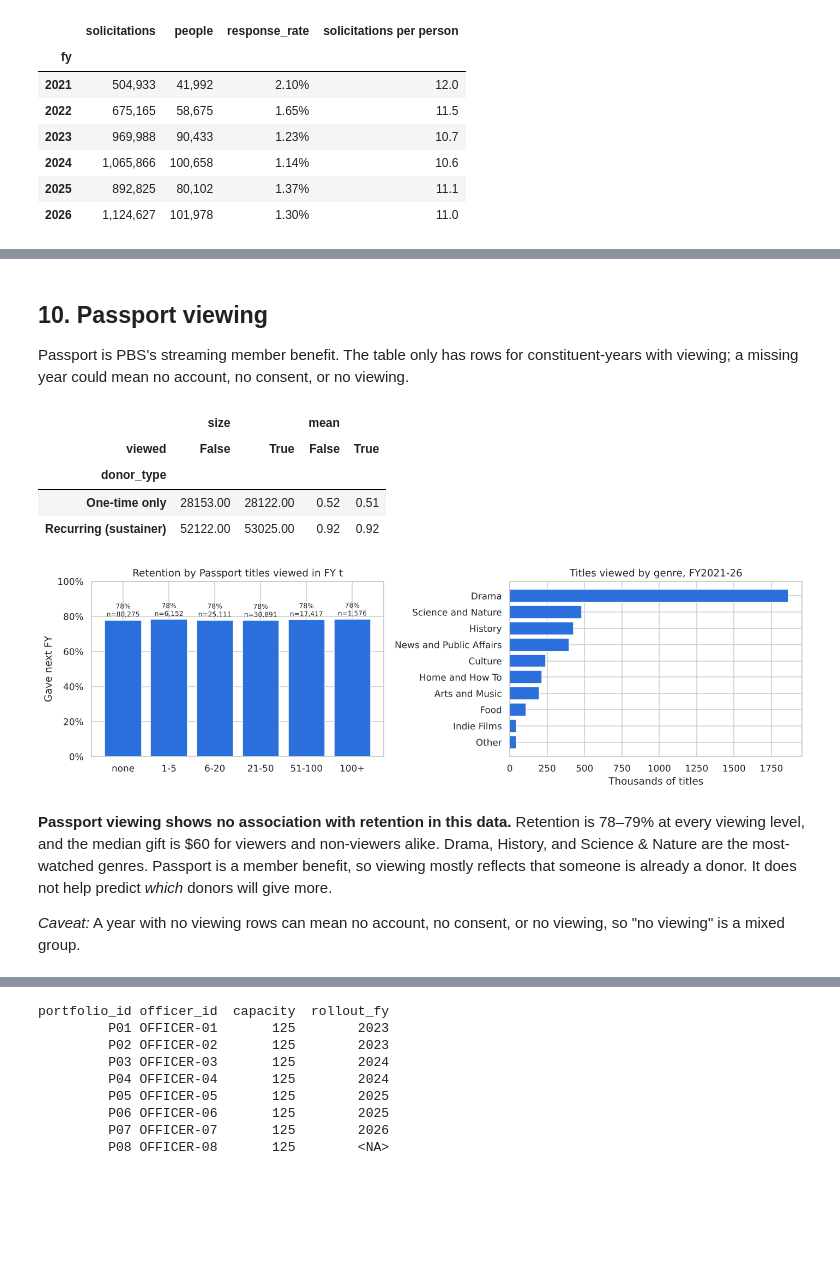
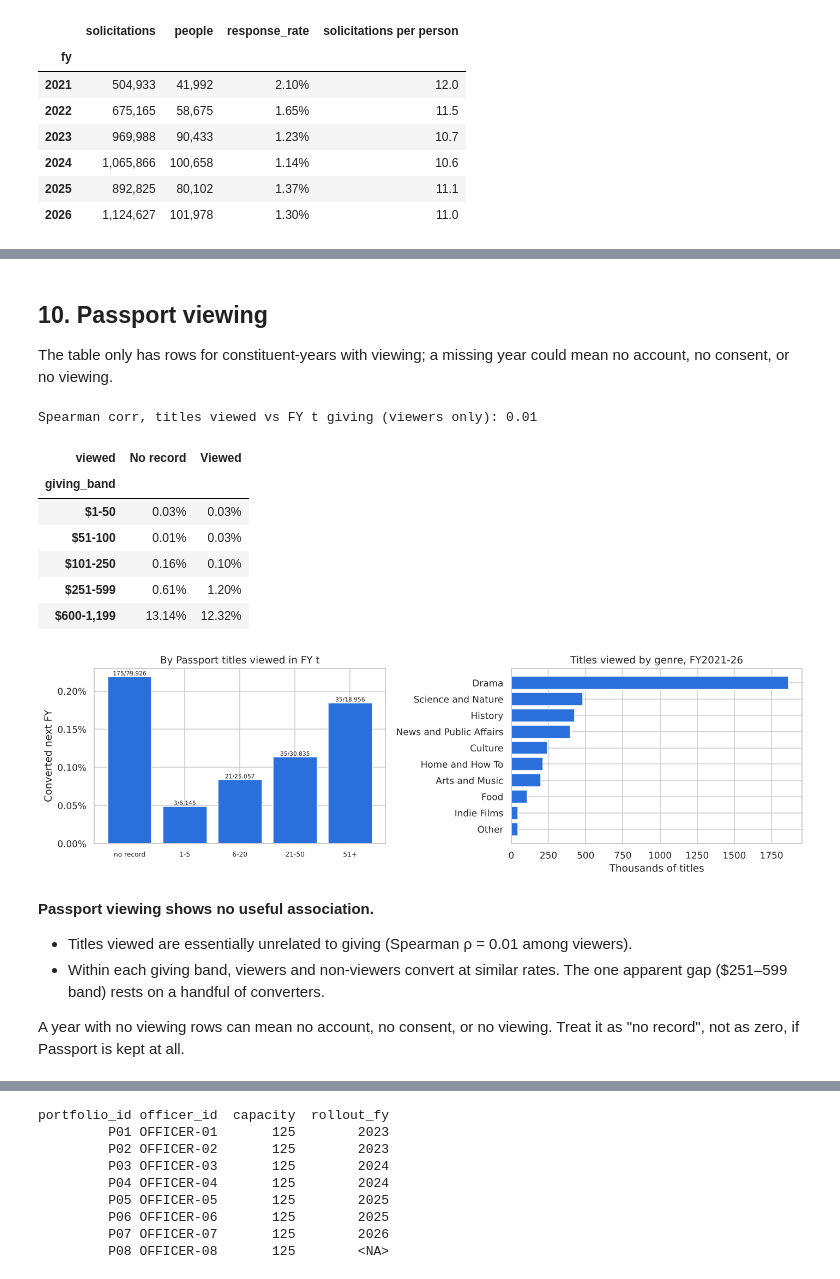
Before and after one commit to kateklinger6/MSBA_CAPSTONE_2, a Jupyter notebook: notebooks/EDA_PBS_Utah_Donors.ipynb, the cells around one changed output, grey strips where cells are left out. Cells and saved outputs as stored; diff of their text form; code cells hidden in the pictures; blank space fills up the shorter version.

```diff
--- a/notebooks/EDA_PBS_Utah_Donors.ipynb
+++ b/notebooks/EDA_PBS_Utah_Donors.ipynb
@@ -668,0 +563,11 @@ The University of Utah giving fields are the exception. `Lifetime UofU Fundraisi
+# %%
+yr = panel.groupby("fy").agg(eligible=("conv_12m", "size"), converters=("conv_12m", "sum"), rate=("conv_12m", "mean"))
+yr.index = [f"FY{t} -> FY{t + 1}" for t in yr.index]
+fig, ax = plt.subplots(figsize=(8, 3.5))
+ax.bar(yr.index, yr["rate"], color=BLUE)
+ax.yaxis.set_major_formatter(mtick.PercentFormatter(1, decimals=2))
+for i, (r, n) in enumerate(zip(yr["rate"], yr["converters"])):
+    ax.text(i, r, f"{n} converters", ha="center", va="bottom", fontsize=9)
+ax.set(title="12-month conversion rate by snapshot year", ylabel="Converted to $1,200+")
+plt.tight_layout()
+yr.style.format({"eligible": "{:,}", "converters": "{:,}", "rate": "{:.3%}"})
@@ -668,0 +597,11 @@ The University of Utah giving fields are the exception. `Lifetime UofU Fundraisi
+# %%
+bands_ = [-np.inf, 0, 50, 100, 250, 599, 1199, np.inf]
+labels_ = ["$0", "$1-50", "$51-100", "$101-250", "$251-599", "$600-1,199", "$1,200+"]
+trans = pd.DataFrame({"from": pd.cut(wide[2025], bands_, labels=labels_), "to": pd.cut(wide[2026], bands_, labels=labels_)})
+trans = trans[trans["from"] != "$0"]
+mat = pd.crosstab(trans["from"], trans["to"], normalize="index")
+fig, ax = plt.subplots(figsize=(8, 4.5))
+sns.heatmap(mat, annot=True, fmt=".0%", cmap="Blues", cbar=False, ax=ax)
+ax.set(title="FY2025 band -> FY2026 band (row %)", xlabel="FY2026 giving", ylabel="FY2025 giving")
+plt.tight_layout()
+print(pd.crosstab(trans["from"], trans["to"]).loc[:, "$1,200+"].rename("FY2026 major donors coming from each FY2025 band").to_string())
@@ -699,14 +814,16 @@ method.style.format({"solicitations": "{:,}", "response_rate": "{:.2%}"})
 # %%
-# solicitation volume in FY t vs. retention into FY t+1
 sol = members.groupby(["constituent_id", "fy"], observed=True).agg(n_solicited=("responded", "size"), n_responded=("responded", "sum")).reset_index()
 sol["constituent_id"] = sol["constituent_id"].astype(str)
 panel = panel.merge(sol, left_on=["donor_id", "fy"], right_on=["constituent_id", "fy"], how="left").drop(columns="constituent_id")
 panel[["n_solicited", "n_responded"]] = panel[["n_solicited", "n_responded"]].fillna(0)
 panel["solicited_band"] = pd.cut(panel["n_solicited"], [-1, 0, 5, 10, 20, 50, 1000], labels=["0", "1-5", "6-10", "11-20", "21-50", "50+"])
+panel["responded_t"] = np.where(panel["n_responded"] > 0, "Responded in FY t", "No response in FY t")
 
 fig, axes = plt.subplots(1, 2, figsize=(13, 4))
-rate_plot(axes[0], "solicited_band", title="Retention by # solicitations in FY t")
-rate_plot(axes[1], "donor_type", data=panel[panel["n_solicited"] > 0], title="Retention, solicited donors only")
+conv_plot(axes[0], "solicited_band", "By # solicitations in FY t")
+conv_plot(axes[1], "responded_t", "By campaign response in FY t")
 plt.tight_layout()
-panel.groupby(["donor_type", "solicited_band"], observed=True)["retained"].agg(["size", "mean"]).unstack(0).style.format("{:.2f}")
+
+# does response add anything once FY t giving is known?
+panel.groupby(["giving_band", "responded_t"], observed=True)["conv_12m"].mean().unstack().style.format("{:.2%}")
 # %% [output]
@@ -730,34 +844,38 @@ panel.groupby(["donor_type", "solicited_band"], observed=True)["retained"].agg([
 # %% [markdown]
 ## 10. Passport viewing
 
-Passport is PBS's streaming member benefit. The table only has rows for constituent-years with viewing; a missing year could mean no account, no consent, or no viewing.
+The table only has rows for constituent-years with viewing; a missing year could mean no account, no consent, or no viewing.
 # %%
-pv = passport.groupby(["constituent_id", "fiscal_year"]).agg(
-    titles=("titles_viewed", "sum"), genres=("genre", "nunique"), pct_watched=("mean_percent_watched", "mean")
-).reset_index()
+pv = passport.groupby(["constituent_id", "fiscal_year"]).agg(titles=("titles_viewed", "sum"), genres=("genre", "nunique")).reset_index()
 panel = panel.merge(pv, left_on=["donor_id", "fy"], right_on=["constituent_id", "fiscal_year"], how="left").drop(columns=["constituent_id", "fiscal_year"])
-panel["viewed"] = panel["titles"].notna()
-panel["titles_band"] = pd.cut(panel["titles"].fillna(0), [-1, 0, 5, 20, 50, 100, 10_000], labels=["none", "1-5", "6-20", "21-50", "51-100", "100+"])
+panel["titles_band"] = pd.cut(panel["titles"].fillna(0), [-1, 0, 5, 20, 50, 10_000], labels=["no record", "1-5", "6-20", "21-50", "51+"])
 
 fig, axes = plt.subplots(1, 2, figsize=(13, 4))
-rate_plot(axes[0], "titles_band", title="Retention by Passport titles viewed in FY t")
+conv_plot(axes[0], "titles_band", "By Passport titles viewed in FY t")
 gp = passport.groupby("genre")["titles_viewed"].sum().sort_values()
 axes[1].barh(gp.index, gp.values / 1e3, color=BLUE)
 axes[1].set(title="Titles viewed by genre, FY2021-26", xlabel="Thousands of titles")
 plt.tight_layout()
 
-panel.groupby(["donor_type", "viewed"])["retained"].agg(["size", "mean"]).unstack().style.format("{:.2f}")
+viewed = panel["titles"].notna()
+print(f"Spearman corr, titles viewed vs FY t giving (viewers only): {panel.loc[viewed, 'titles'].corr(panel.loc[viewed, 'amount_t'], method='spearman'):.2f}")
+panel.assign(viewed=np.where(viewed, "Viewed", "No record")).groupby(["giving_band", "viewed"], observed=True)["conv_12m"].mean().unstack().style.format("{:.2%}")
 # %% [output]
+Spearman corr, titles viewed vs FY t giving (viewers only): 0.01
-|  | size |  | mean |  |
-| viewed | False | True | False | True |
-| donor_type |  |  |  |  |
-| One-time only | 28153.00 | 28122.00 | 0.52 | 0.51 |
-| Recurring (sustainer) | 52122.00 | 53025.00 | 0.92 | 0.92 |
+| viewed | No record | Viewed |
+| giving_band |  |  |
+| $1-50 | 0.03% | 0.03% |
+| $51-100 | 0.01% | 0.03% |
+| $101-250 | 0.16% | 0.10% |
+| $251-599 | 0.61% | 1.20% |
+| $600-1,199 | 13.14% | 12.32% |
-[figure, old version]
+[figure, new version]
-# %% [markdown]
-**Passport viewing shows no association with retention in this data.** Retention is 78–79% at every viewing level, and the median gift is $60 for viewers and non-viewers alike. Drama, History, and Science & Nature are the most-watched genres. Passport is a member benefit, so viewing mostly reflects that someone is already a donor. It does not help predict *which* donors will give more.
-
-*Caveat:* A year with no viewing rows can mean no account, no consent, or no viewing, so "no viewing" is a mixed group.
+# %% [markdown]
+**Passport viewing shows no useful association.**
+- Titles viewed are essentially unrelated to giving (Spearman ρ = 0.01 among viewers).
+- Within each giving band, viewers and non-viewers convert at similar rates. The one apparent gap ($251–599 band) rests on a handful of converters.
+
+A year with no viewing rows can mean no account, no consent, or no viewing. Treat it as "no record", not as zero, if Passport is kept at all.
 # %% [markdown]
 ## 11. The cultivation program
 
```
Also changed, not shown: parts of 94 cells of this notebook, 2 other files.
